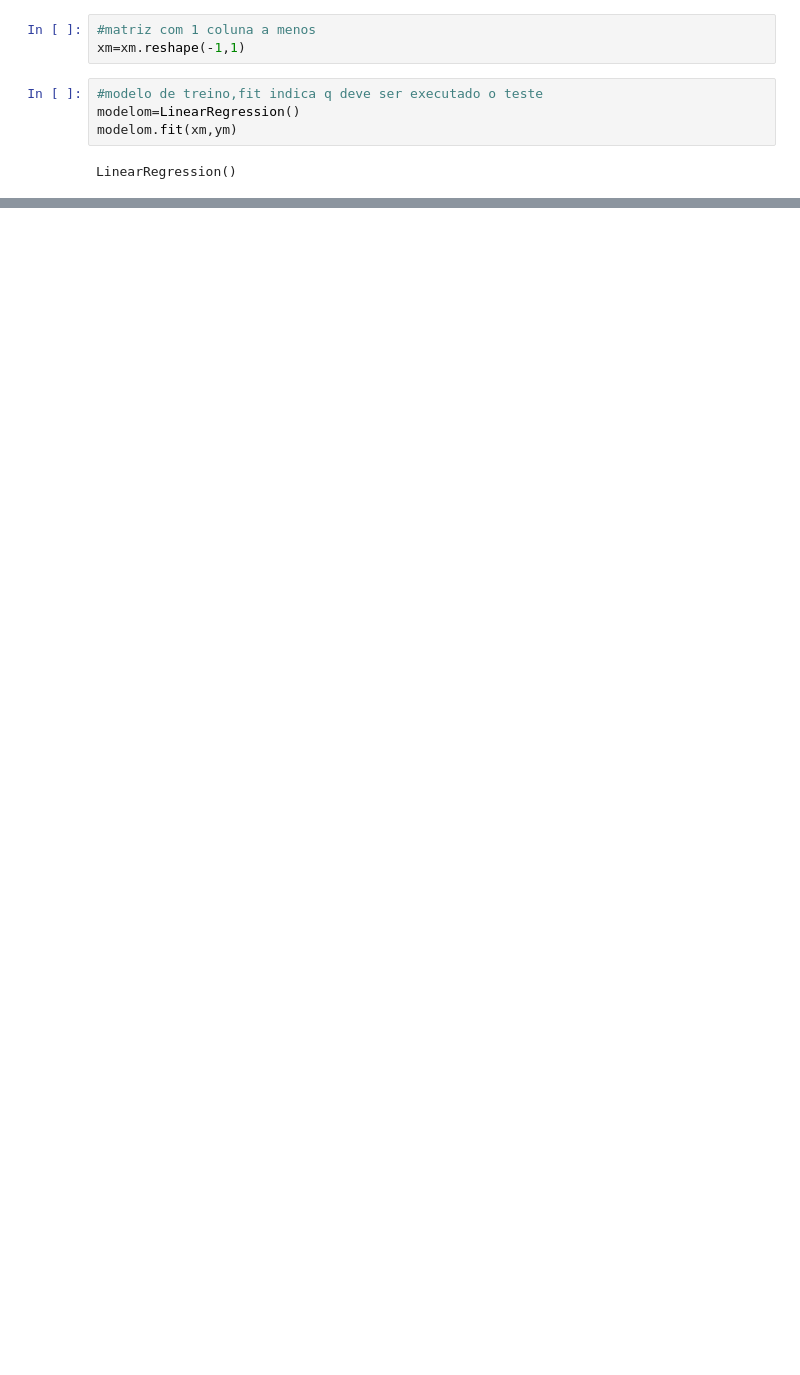
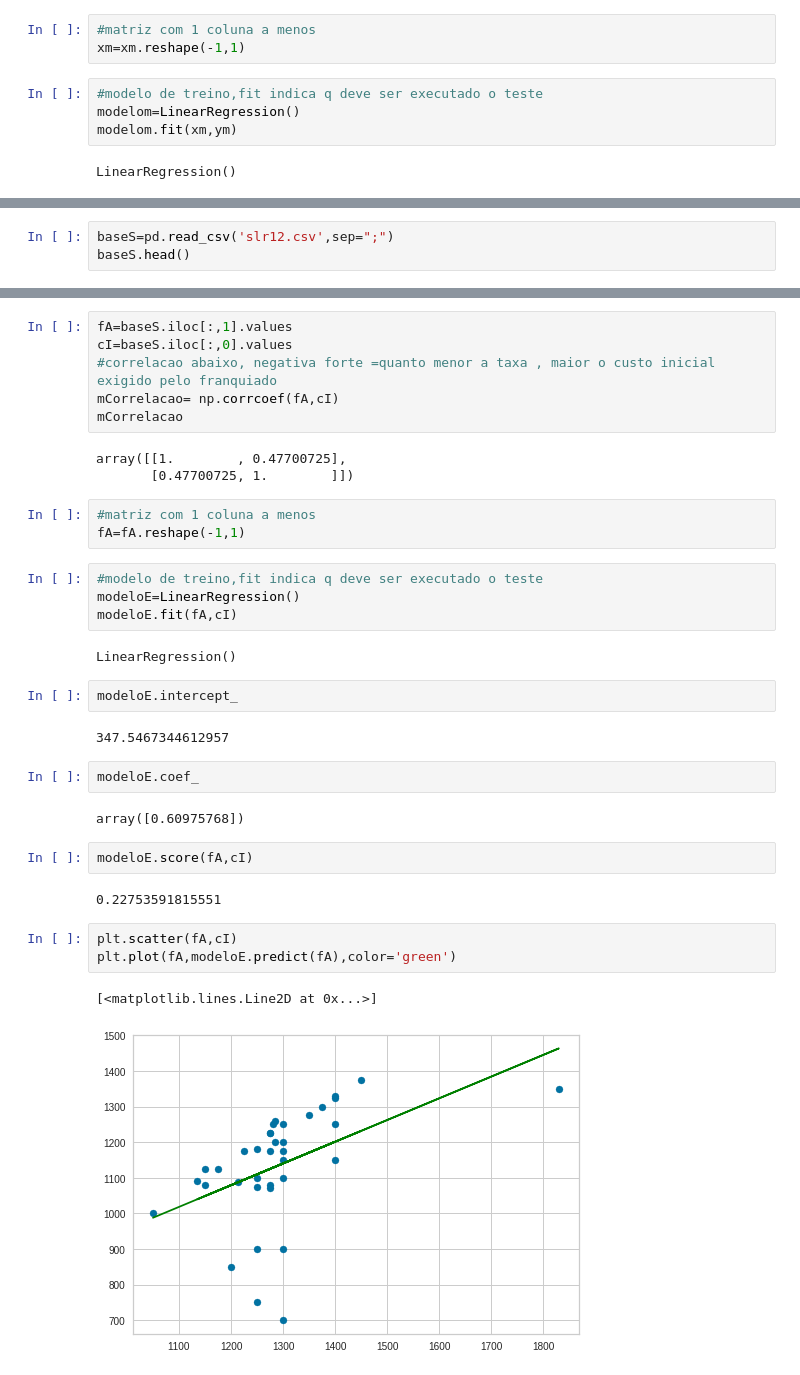
Before and after one commit to WandersonGustavo/Imersao_Alura, a Jupyter notebook: Copy_of_DataScience2.ipynb, the cells around one changed output, grey strips where cells are left out. Saved outputs shown, nothing was run; the diff lists cells and outputs as text; blank space fills up the shorter version.

```diff
--- a/Copy_of_DataScience2.ipynb
+++ b/Copy_of_DataScience2.ipynb
@@ -716,0 +825,3 @@ plt.plot(xm,modelom.predict(xC),color='red')
+# %%
+baseS=pd.read_csv('slr12.csv',sep=";")
+baseS.head()
@@ -716,0 +835,36 @@ plt.plot(xm,modelom.predict(xC),color='red')
+# %%
+fA=baseS.iloc[:,1].values
+cI=baseS.iloc[:,0].values
+#correlacao abaixo, negativa forte =quanto menor a taxa , maior o custo inicial exigido pelo franquiado
+mCorrelacao= np.corrcoef(fA,cI)
+mCorrelacao
+# %% [output]
+array([[1.        , 0.47700725],
+       [0.47700725, 1.        ]])
+# %%
+#matriz com 1 coluna a menos
+fA=fA.reshape(-1,1)
+# %%
+#modelo de treino,fit indica q deve ser executado o teste
+modeloE=LinearRegression()
+modeloE.fit(fA,cI)
+# %% [output]
+LinearRegression()
+# %%
+modeloE.intercept_
+# %% [output]
+347.5467344612957
+# %%
+modeloE.coef_
+# %% [output]
+array([0.60975768])
+# %%
+modeloE.score(fA,cI)
+# %% [output]
+0.22753591815551
+# %%
+plt.scatter(fA,cI)
+plt.plot(fA,modeloE.predict(fA),color='green')
+# %% [output]
+[<matplotlib.lines.Line2D at 0x...>]
+[figure, added]
```
Also changed, not shown: parts of 22 cells of this notebook.
